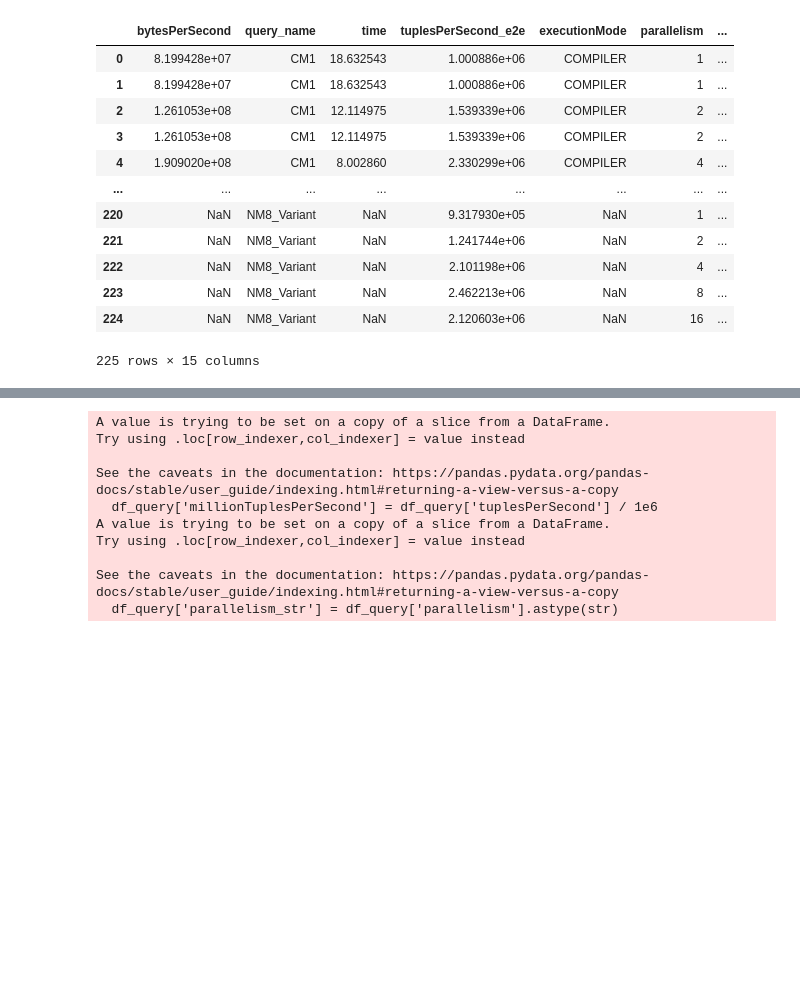
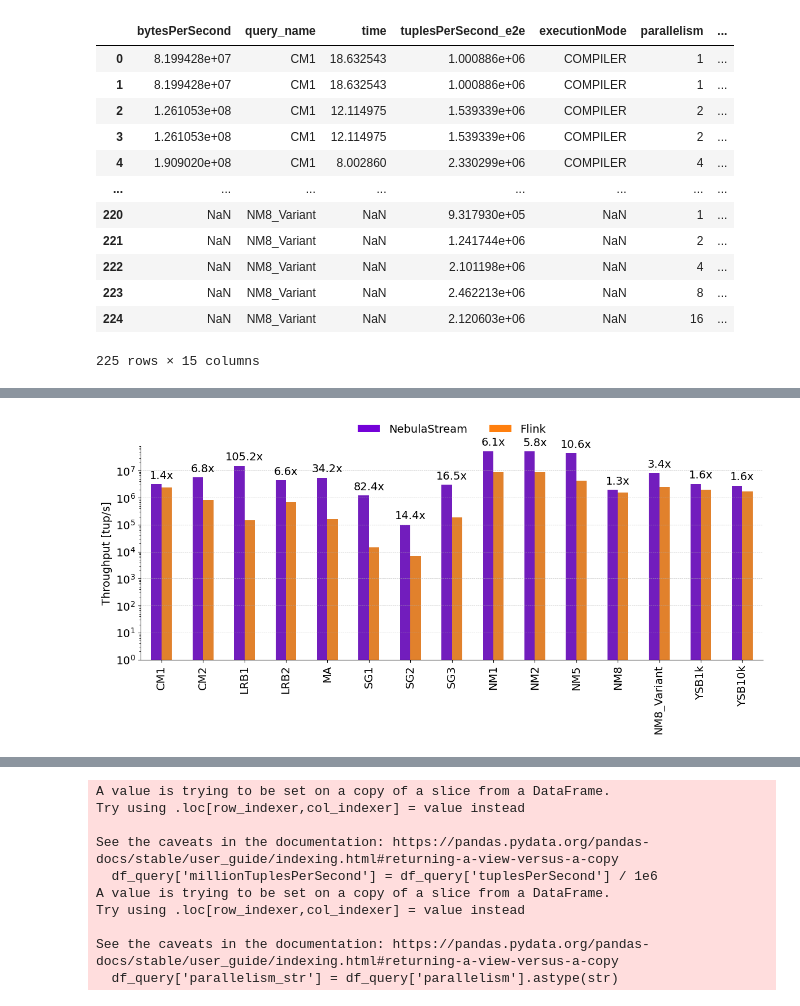
Before and after one commit to keyseven123/engine-statemanagement-paper, a Jupyter notebook: scripts/benchmarking/e2e/plots/SystemComparisonPlots.ipynb, the cells around one changed output, grey strips where cells are left out. Drawn from its saved outputs; the diff is of its cells as text; code cells hidden in the pictures; blank space fills up the shorter version.

```diff
--- a/scripts/benchmarking/e2e/plots/SystemComparisonPlots.ipynb
+++ b/scripts/benchmarking/e2e/plots/SystemComparisonPlots.ipynb
@@ -185,0 +156,96 @@ plt.close()
+# %%
+# Filter data for numberOfWorkerThreads == 8
+noThreads = 8
+df_filtered = df_concatenated[df_concatenated['parallelism'] == noThreads]
+hue_order = ['NebulaStream', 'Flink']
+custom_palette = ["#7402d8", "#ff7f0e"]
+legend_handles = [
+    Patch(facecolor=custom_palette[0], label='NebulaStream'),
+    Patch(facecolor=custom_palette[1], label='Flink')
+]
+
+#df_filtered = df_concatenated
+# Create and save the bar plot
+plt.figure(figsize=(12, 6))
+ax = sns.barplot(data=df_filtered, x='query_name', y='tuplesPerSecond_e2e', hue='system', palette=custom_palette, hue_order=hue_order, dodge=0.2, width=0.5)
+#plt.title(f'Tuples per Second for numberOfWorkerThreads == {noThreads}')
+plt.xticks(rotation=90, fontsize=14)
+plt.xlabel("")
+plt.ylabel("Throughput [tup/s]", fontsize=14)
+plt.yticks(fontsize=14)
+plt.yscale('log')
+plt.ylim(1)
+plt.grid(True, which='major', axis='y', linestyle='--', linewidth=0.5)
+
+# Remove top and right spines
+ax.spines['top'].set_visible(False)
+ax.spines['right'].set_visible(False)
+
+# Annotate the bars with values in millions per second
+for pid, p in enumerate(ax.patches):
+    pos_baseline = pid
+    if pos_baseline >= (len(ax.patches) // 2 - 1):
+        pos_baseline -= (len(ax.patches) // 2 - 1)
+    baseline_height = ax.patches[pos_baseline].get_height()
+    if pid >= (len(ax.patches) // 2 - 1) and p.get_height() > 0:
+        speedup = baseline_height / p.get_height()
+        print(pid, p.get_height(), pid//2, speedup, pos_baseline)
+        ax.annotate(f'{speedup:.1f}x',
+                    (p.get_x(), baseline_height * 1.5),
+                    ha='center', va='center', xytext=(0, 5),
+                    textcoords='offset points', fontsize=14, rotation=0)
+
+plt.legend(title='', handles=legend_handles, fontsize=14, title_fontsize=14, labels=hue_order,
+    loc='upper center',
+    bbox_to_anchor=(0.5, 1.15),
+    ncol=2,
+    frameon=False)
+plt.tight_layout()
+plt.savefig(os.path.join(output_dir, 'system_comparison.pdf'))
+plt.show()
+plt.close()
+
+# Filter data for numberOfWorkerThreads == 16
+noThreads = 16
+df_filtered = df_concatenated[df_concatenated['parallelism'] == noThreads]
+hue_order = ['NebulaStream', 'Flink']
+custom_palette = ["#7402d8", "#ff7f0e"]
+legend_handles = [
+    Patch(facecolor=custom_palette[0], label='NebulaStream'),
+    Patch(facecolor=custom_palette[1], label='Flink')
+]
+
+#df_filtered = df_concatenated
+# Create and save the bar plot
+plt.figure(figsize=(12, 6))
+ax = sns.barplot(data=df_filtered, x='query_name', y='tuplesPerSecond_e2e', hue='system', palette=custom_palette, hue_order=hue_order, dodge=0.2, width=0.5)
+#plt.title(f'Tuples per Second for numberOfWorkerThreads == {noThreads}')
+plt.xticks(rotation=90, fontsize=14)
+plt.xlabel("")
+plt.ylabel("Throughput [tup/s]", fontsize=14)
+plt.yticks(fontsize=14)
+plt.yscale('log')
+plt.ylim(1)
+plt.grid(True, which='major', axis='y', linestyle='--', linewidth=0.5)
+
+# Remove top and right spines
+ax.spines['top'].set_visible(False)
+ax.spines['right'].set_visible(False)
+
+# Annotate the bars with values in millions per second
+for p in ax.patches:
+    ax.annotate(f'{p.get_height() / 1e6:.2f} M',
+                (p.get_x() + p.get_width() / 2., p.get_height()),
+                ha='center', va='center', xytext=(0, 5),
+                textcoords='offset points')
+
+plt.legend(title='', handles=legend_handles, fontsize=14, title_fontsize=14, labels=hue_order,
+    loc='upper center',
+    bbox_to_anchor=(0.5, 1.15),
+    ncol=2,
+    frameon=False)
+plt.tight_layout()
+plt.savefig(os.path.join(output_dir, 'system_comparison_abs.pdf'))
+plt.show()
+plt.close()
+# %% [output]
@@ -185,0 +267 @@ plt.close()
+[figure, added]
```
Also changed, not shown: parts of 4 cells of this notebook, 17 other files.
